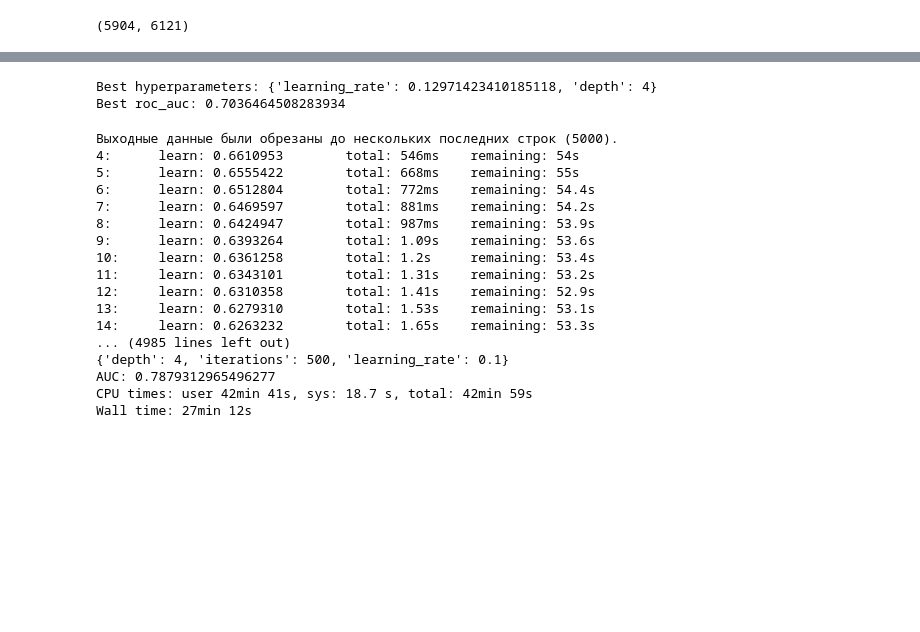
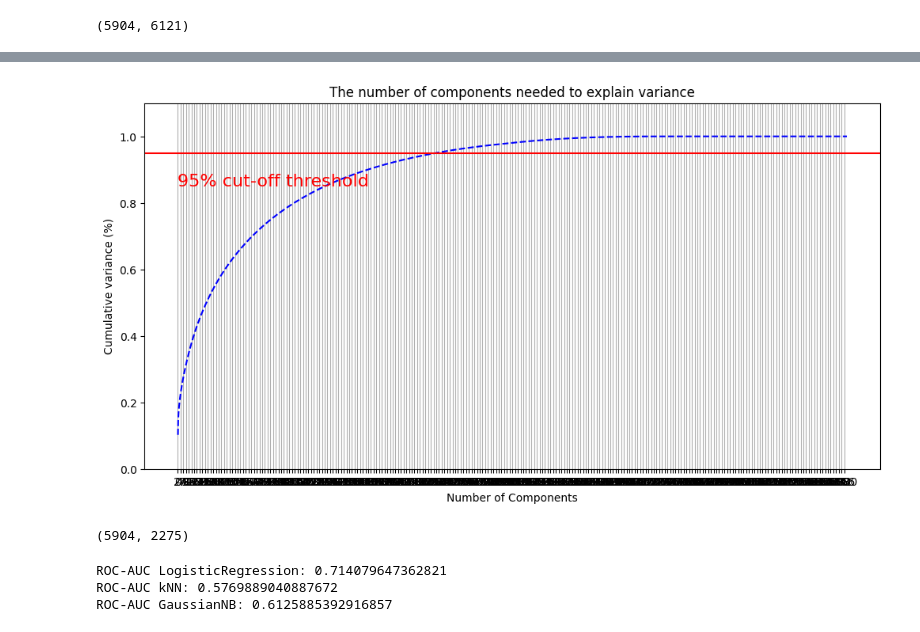
Before and after one commit to sergeiperel/nlp-sentiment-analysis, a Jupyter notebook: ml_for_twitter.ipynb, the cells around one changed output, grey strips where cells are left out. Cells and saved outputs as stored; diff of their text form; code cells hidden in the pictures; blank space fills up the shorter version.

```diff
--- a/ml_for_twitter.ipynb
+++ b/ml_for_twitter.ipynb
@@ -316,6 +258,0 @@ study.optimize(objective, n_trials=5)
-# %%
-print('Best hyperparameters:', study.best_params)
-print('Best roc_auc:', study.best_value)
-# %% [output]
-Best hyperparameters: {'learning_rate': 0.12971423410185118, 'depth': 4}
-Best roc_auc: 0.7036464508283934
@@ -335,30 +259,36 @@ model = CatBoostClassifier()
-# %%
-%%time
-grid_search = GridSearchCV(model, params, scoring='roc_auc', cv=3)
-
-grid_search.fit(X_train_pca, y_train_pca)
-
-
-print(grid_search.best_params_)
-
-
-auc_score = grid_search.score(X_test_pca, y_test_pca)
-print(f'AUC: {auc_score}')
-# %% [output]
-Выходные данные были обрезаны до нескольких последних строк (5000).
-4:      learn: 0.6610953        total: 546ms    remaining: 54s
-5:      learn: 0.6555422        total: 668ms    remaining: 55s
-6:      learn: 0.6512804        total: 772ms    remaining: 54.4s
-7:      learn: 0.6469597        total: 881ms    remaining: 54.2s
-8:      learn: 0.6424947        total: 987ms    remaining: 53.9s
-9:      learn: 0.6393264        total: 1.09s    remaining: 53.6s
-10:     learn: 0.6361258        total: 1.2s     remaining: 53.4s
-11:     learn: 0.6343101        total: 1.31s    remaining: 53.2s
-12:     learn: 0.6310358        total: 1.41s    remaining: 52.9s
-13:     learn: 0.6279310        total: 1.53s    remaining: 53.1s
-14:     learn: 0.6263232        total: 1.65s    remaining: 53.3s
-... (4985 lines left out)
-{'depth': 4, 'iterations': 500, 'learning_rate': 0.1}
-AUC: 0.7879312965496277
-CPU times: user 42min 41s, sys: 18.7 s, total: 42min 59s
-Wall time: 27min 12s
+# %%
+scaler = MinMaxScaler()
+scaler.fit(X)
+scaled_data = scaler.transform(X)
+# %%
+pca = PCA().fit(scaled_data)
+
+plt.rcParams["figure.figsize"] = (12,6)
+
+fig, ax = plt.subplots()
+xi = np.arange(1, 5905, step=1)
+y_axe = np.cumsum(pca.explained_variance_ratio_)
+
+plt.ylim(0.0,1.1)
+plt.plot(xi, y_axe, linestyle='--', color='b')
+
+plt.xlabel('Number of Components')
+plt.xticks(np.arange(0, 5904, step=24))
+plt.ylabel('Cumulative variance (%)')
+plt.title('The number of components needed to explain variance')
+
+plt.axhline(y=0.95, color='r', linestyle='-')
+plt.text(0.5, 0.85, '95% cut-off threshold', color = 'red', fontsize=16)
+
+ax.grid(axis='x')
+plt.show()
+# %% [output]
+[figure, added]
+# %%
+# 95% of variance
+pca = PCA(n_components = 0.95)
+pca.fit(scaled_data)
+X_pca = pca.transform(scaled_data)
+X_pca.shape
+# %% [output]
+(5904, 2275)
@@ -364,0 +310,8 @@ Wall time: 27min 12s
+# %%
+print(f'ROC-AUC LogisticRegression: {roc_auc_score(y_test, lr_pred)}')
+print(f'ROC-AUC kNN: {roc_auc_score(y_test, knn_pred)}')
+print(f'ROC-AUC GaussianNB: {roc_auc_score(y_test, gnb_pred)}')
+# %% [output]
+ROC-AUC LogisticRegression: 0.714079647362821
+ROC-AUC kNN: 0.5769889040887672
+ROC-AUC GaussianNB: 0.6125885392916857
```
Also changed, not shown: parts of 37 cells of this notebook.
